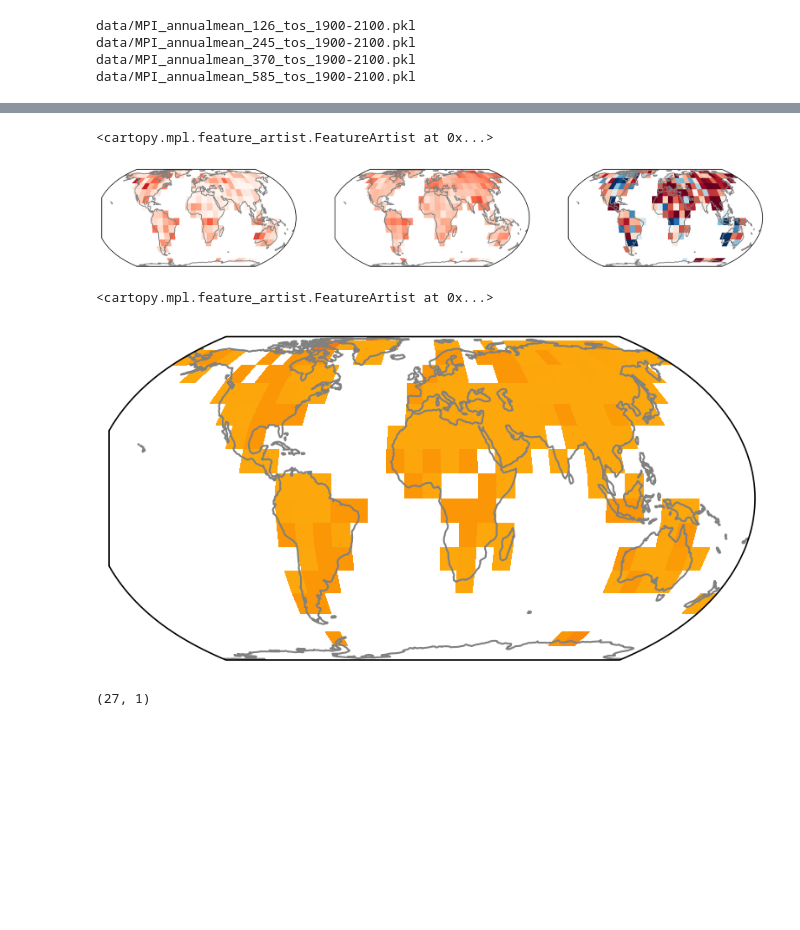
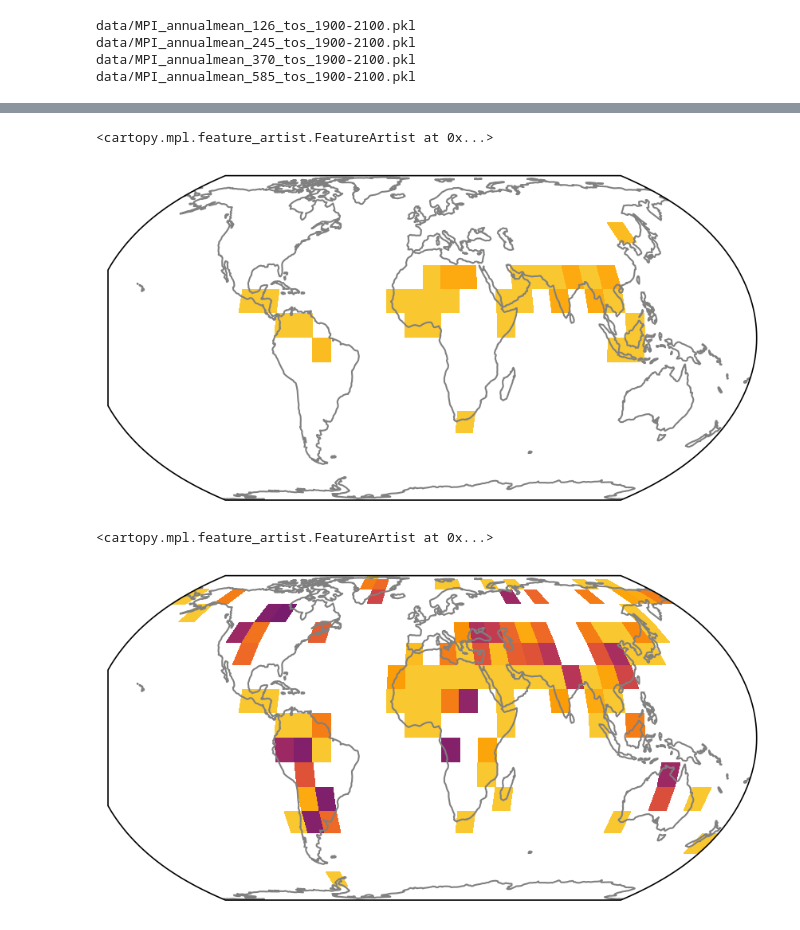
Before and after one commit to emily-gordy/predictability-emergence, a Jupyter notebook: ObsPredict.ipynb, the cells around one changed output, grey strips where cells are left out. Drawn from its saved outputs; the diff is of its cells as text; code cells hidden in the pictures; blank space fills up the shorter version.

Commit message:
figures for paper

```diff
--- a/ObsPredict.ipynb
+++ b/ObsPredict.ipynb
@@ -59,7 +61,7 @@ experiment_era = [1950,2100]
 baselineera = [1900,1950]
 trainvaltest = [np.arange(25),np.arange(25,38),np.arange(38,50)]
 
-experiment_era_obs = [1980,2025]
+experiment_era_obs = [1970,2025]
 baselineera_obs = [1950,1980]
 
 inputlength = 10
@@ -68,7 +70,6 @@ outputavgtime = 10
 outres = 10
 timerange = [1900,2100]
 filefront = "MPI_"
-# modelfilefront = "MPI_histrecord_"
 modelfilefront = "MPI_recordtemp_"
 inres = 4
 inputvar = 'tos'
@@ -234,32 +426,20 @@ ax.coastlines(color='gray')
 # %%
-obs_bs[landmask] = np.nan
-lr_bs[landmask] = np.nan
+MPIfirstpositive[landmask] = np.nan
 
-plt.figure(figsize=(15,5))
-
-ax=plt.subplot(1,3,1,projection=ccrs.EqualEarth())
-ax.pcolormesh(lonvec+5,latvec+5,obs_bs,vmin=0,vmax=1,cmap='Reds',transform=ccrs.PlateCarree())
+plt.figure(figsize=(7,4))
+ax=plt.subplot(1,1,1,projection=ccrs.EqualEarth())
+ax.pcolormesh(lonvec+5,latvec+5,MPIfirstpositive,vmin=-0.25,vmax=1,cmap='inferno_r',transform=ccrs.PlateCarree())
 ax.coastlines(color='gray')
-
-ax=plt.subplot(1,3,2,projection=ccrs.EqualEarth())
-ax.pcolormesh(lonvec+5,latvec+5,lr_bs,vmin=0,vmax=1,cmap='Reds',transform=ccrs.PlateCarree())
-ax.coastlines(color='gray')
-
-ax=plt.subplot(1,3,3,projection=ccrs.EqualEarth())
-ax.pcolormesh(lonvec+5,latvec+5,1-(obs_bs/lr_bs),vmin=-1,vmax=1,cmap="RdBu_r",transform=ccrs.PlateCarree())
-
-ax.coastlines(color='gray')
 # %% [output]
 <cartopy.mpl.feature_artist.FeatureArtist at 0x...>
-[figure, old version]
+[figure, new version]
 # %%
+lr_firstpositive[landmask] = np.nan
+
+plt.figure(figsize=(7,4))
 ax=plt.subplot(1,1,1,projection=ccrs.EqualEarth())
-ax.pcolormesh(lonvec+5,latvec+5,obsfirstpositive,vmin=-0.5,vmax=3,cmap='inferno_r',transform=ccrs.PlateCarree())
+ax.pcolormesh(lonvec+5,latvec+5,obsfirstpositive_climo,vmin=-0.25,vmax=1,cmap='inferno_r',transform=ccrs.PlateCarree())
 ax.coastlines(color='gray')
 # %% [output]
 <cartopy.mpl.feature_artist.FeatureArtist at 0x...>
-[figure, old version]
+[figure, new version]
-# %%
-obsinputgmt.shape
-# %% [output]
-(27, 1)
```
Also changed, not shown: parts of 17 cells of this notebook, 5 other files.
